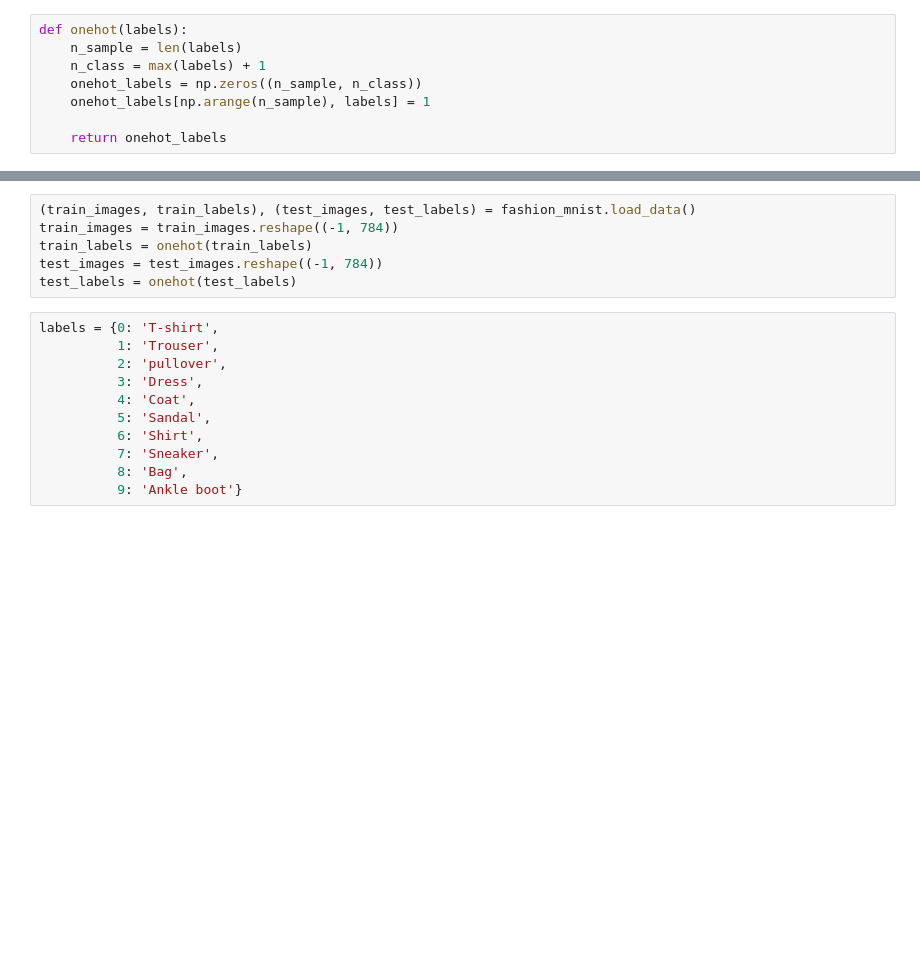
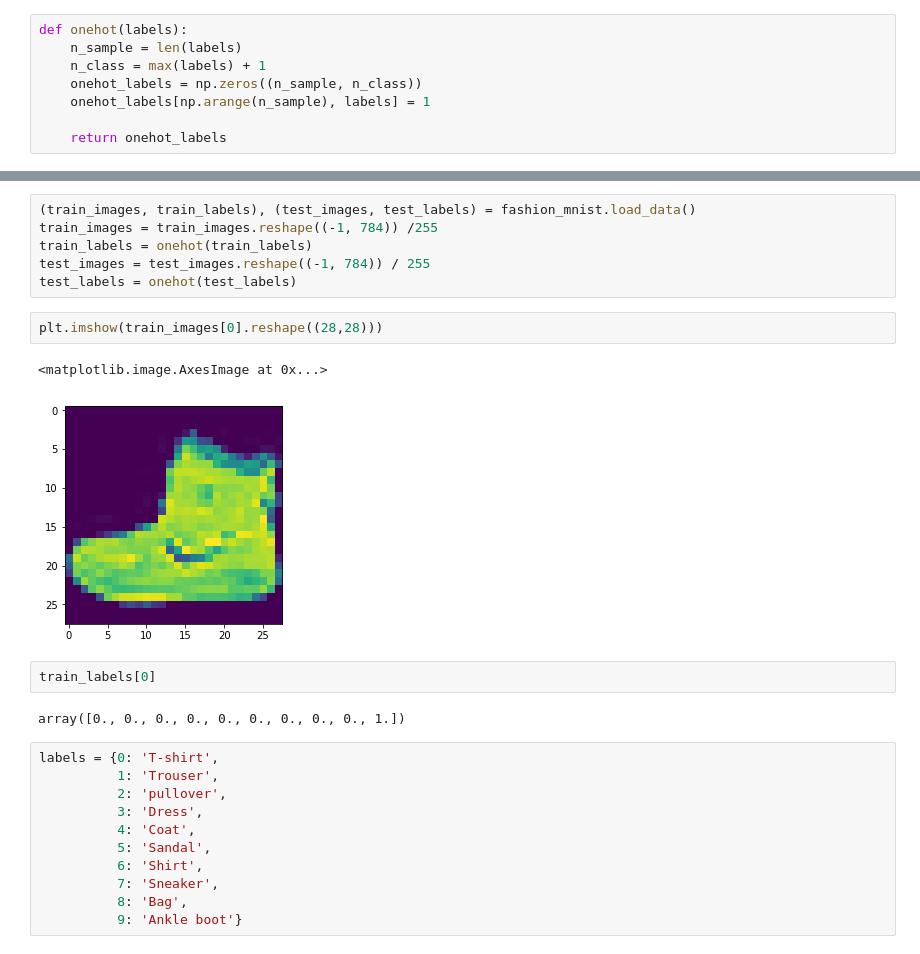
Before and after one commit to Airwavess/learning-tensorflow, a Jupyter notebook: Gluon Book/dropout/Untitled.ipynb, the cells around one changed output, grey strips where cells are left out. Drawn from its saved outputs; the diff is of its cells as text; blank space fills up the shorter version.

```diff
--- a/Gluon Book/dropout/Untitled.ipynb
+++ b/Gluon Book/dropout/Untitled.ipynb
@@ -17,9 +26,18 @@ def onehot(labels):
 # %%
 (train_images, train_labels), (test_images, test_labels) = fashion_mnist.load_data()
-train_images = train_images.reshape((-1, 784))
+train_images = train_images.reshape((-1, 784)) /255
 train_labels = onehot(train_labels)
-test_images = test_images.reshape((-1, 784))
+test_images = test_images.reshape((-1, 784)) / 255
 test_labels = onehot(test_labels)
+# %%
+plt.imshow(train_images[0].reshape((28,28)))
+# %% [output]
+<matplotlib.image.AxesImage at 0x...>
+[figure, added]
+# %%
+train_labels[0]
+# %% [output]
+array([0., 0., 0., 0., 0., 0., 0., 0., 0., 1.])
 # %%
 labels = {0: 'T-shirt',
           1: 'Trouser',
```
Also changed, not shown: parts of 11 cells of this notebook, 1 other file.
